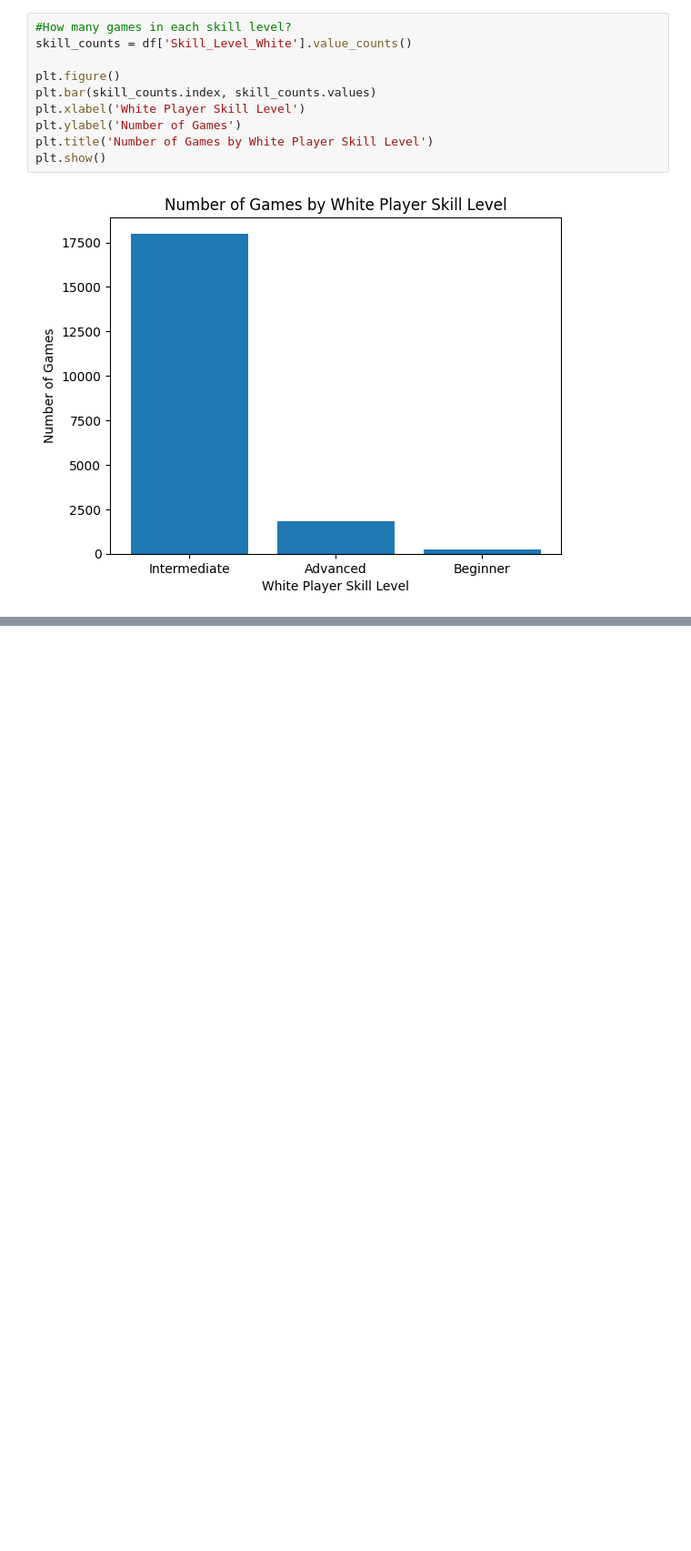
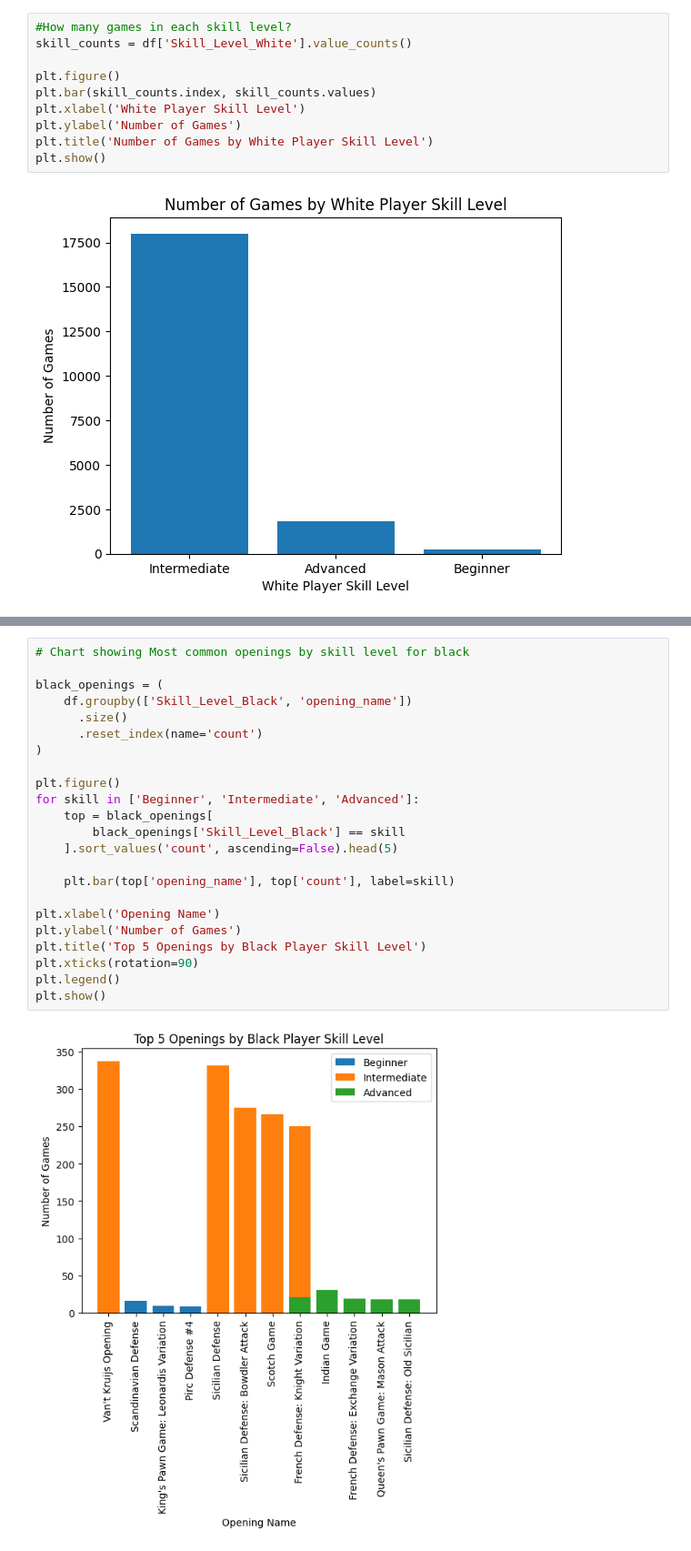
Before and after one commit to CarlChapman95/Chess_Games_Anaylsis, a Jupyter notebook: Chess.ipynb, the cells around one changed output, grey strips where cells are left out. Shown at 91% size. Saved outputs shown, nothing was run; the diff lists cells and outputs as text; blank space fills up the shorter version.

```diff
--- a/Chess.ipynb
+++ b/Chess.ipynb
@@ -302,0 +328,25 @@ plt.show()
+# %%
+# Chart showing Most common openings by skill level for black
+
+black_openings = (
+    df.groupby(['Skill_Level_Black', 'opening_name'])
+      .size()
+      .reset_index(name='count')
+)
+
+plt.figure()
+for skill in ['Beginner', 'Intermediate', 'Advanced']:
+    top = black_openings[
+        black_openings['Skill_Level_Black'] == skill
+    ].sort_values('count', ascending=False).head(5)
+
+    plt.bar(top['opening_name'], top['count'], label=skill)
+
+plt.xlabel('Opening Name')
+plt.ylabel('Number of Games')
+plt.title('Top 5 Openings by Black Player Skill Level')
+plt.xticks(rotation=90)
+plt.legend()
+plt.show()
+# %% [output]
+[figure, added]
```
Also changed, not shown: parts of 3 cells of this notebook.
